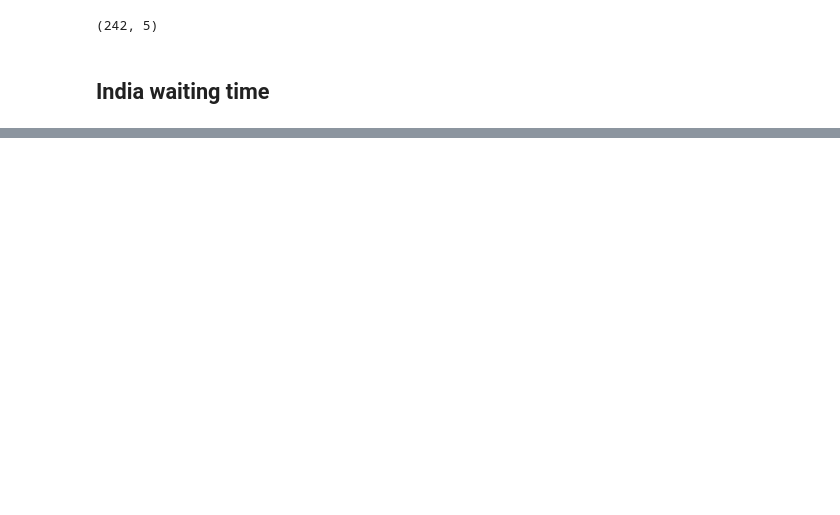
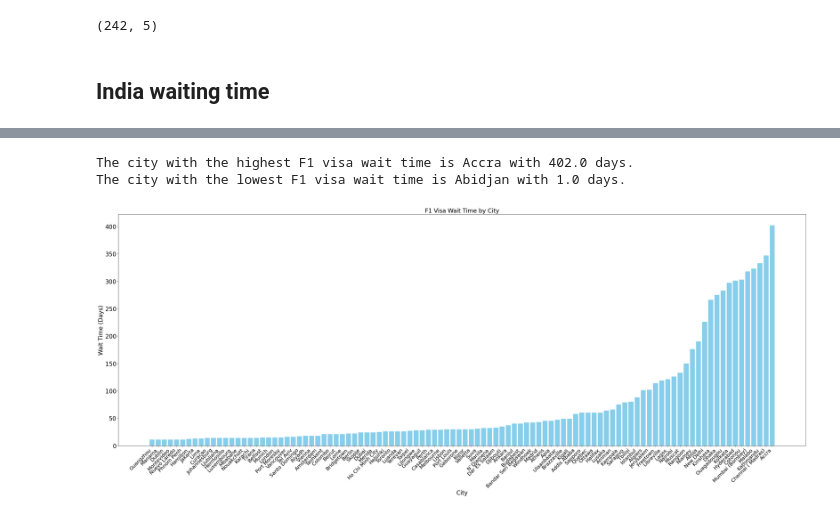
Before and after one commit to KartikThakkar1/Non-Immigrant-Visa-Analysis, a Jupyter notebook: Global_wait_time org.ipynb, the cells around one changed output, grey strips where cells are left out. Cells and saved outputs as stored; diff of their text form; code cells hidden in the pictures; blank space fills up the shorter version.

```diff
--- a/Global_wait_time org.ipynb
+++ b/Global_wait_time org.ipynb
@@ -108,0 +116,28 @@ The city with the lowest H1B visa wait time is Abidjan with 1.0 days.
+# %%
+max_wait = f1_data['F1 Wait Time'].max()
+min_wait = f1_data['F1 Wait Time'].min()
+city_max_wait = f1_data[f1_data['F1 Wait Time'] == max_wait]['City/Post'].values[0]
+city_min_wait = f1_data[f1_data['F1 Wait Time'] == min_wait]['City/Post'].values[0]
+
+print(f"The city with the highest F1 visa wait time is {city_max_wait} with {max_wait} days.")
+print(f"The city with the lowest F1 visa wait time is {city_min_wait} with {min_wait} days.")
+
+
+threshold_wait_time = 10
+filtered_f1_data = f1_data[f1_data['F1 Wait Time'] > threshold_wait_time]
+
+filtered_f1_data = filtered_f1_data.sort_values(by='F1 Wait Time')
+
+plt.figure(figsize=(34, 14))
+plt.bar(filtered_f1_data['City/Post'], filtered_f1_data['F1 Wait Time'], color='skyblue')
+plt.title('F1 Visa Wait Time by City', fontsize=20)
+plt.xlabel('City', fontsize=20)
+plt.ylabel('Wait Time (Days)', fontsize=20)
+plt.xticks(rotation=45, ha='right', fontsize=17)
+plt.yticks(fontsize=20)
+plt.tight_layout()
+plt.show()
+# %% [output]
+The city with the highest F1 visa wait time is Accra with 402.0 days.
+The city with the lowest F1 visa wait time is Abidjan with 1.0 days.
+[figure, added]
```
Also changed, not shown: parts of 7 cells of this notebook, 1 other file.
